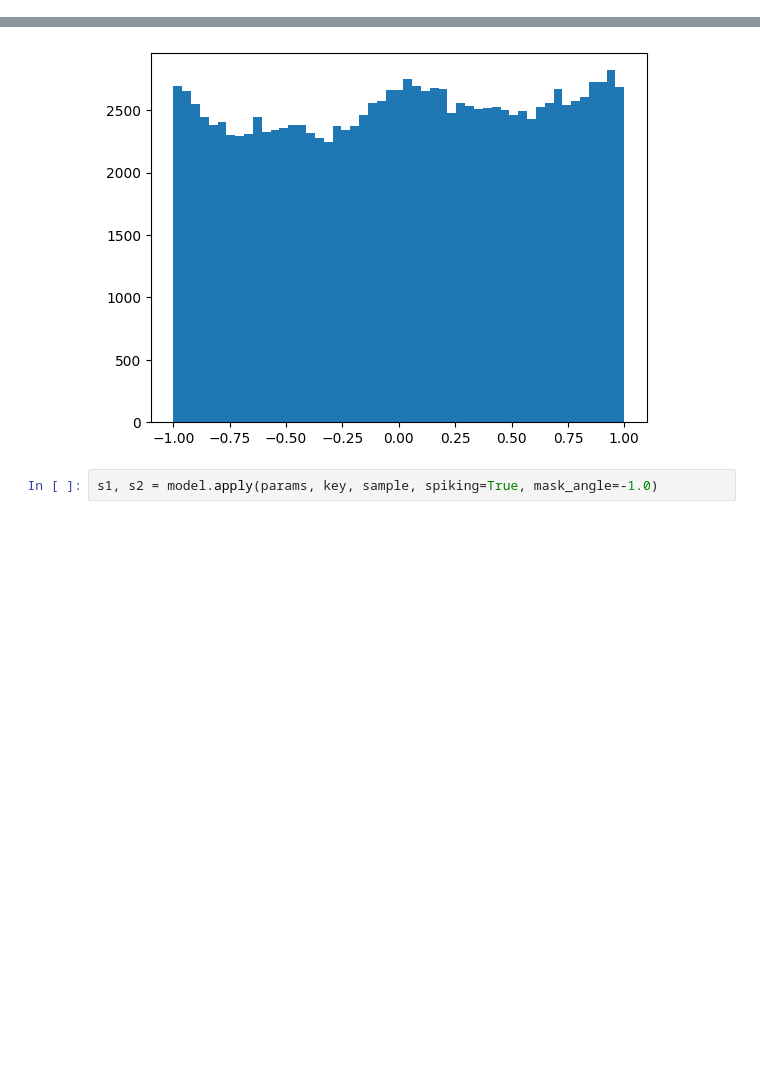
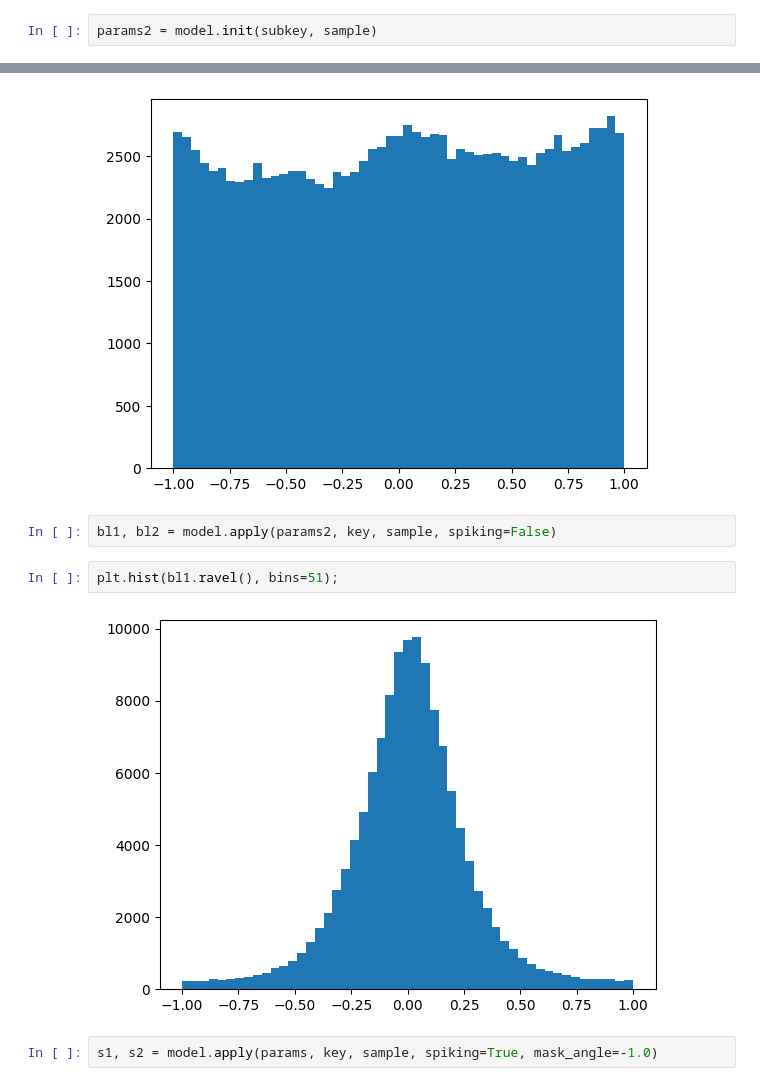
Before and after one commit to wilkieolin/phasor_jax, a Jupyter notebook: spiking test.ipynb, the cells around one changed output, grey strips where cells are left out. Cells and saved outputs as stored; diff of their text form; blank space fills up the shorter version.

```diff
--- a/spiking test.ipynb
+++ b/spiking test.ipynb
@@ -40,6 +40,8 @@ model = hk.transform(mlp)
 #split the key and use it to create the model's initial parameters
 key, subkey = jrnd.split(key)
 params = model.init(subkey, sample)
+# %%
+params2 = model.init(subkey, sample)
 # %%
 params['phasor_dense']['bz'] = jnp.zeros_like(params['phasor_dense']['bz'])
 params['phasor_dense_1']['bz'] = jnp.zeros_like(params['phasor_dense_1']['bz'])
@@ -49,6 +51,12 @@ l1, l2 = model.apply(params, key, sample, spiking=False)
 plt.hist(l1.ravel(), bins=51);
 # %% [output]
 [figure]
+# %%
+bl1, bl2 = model.apply(params2, key, sample, spiking=False)
+# %%
+plt.hist(bl1.ravel(), bins=51);
+# %% [output]
+[figure, added]
 # %%
 s1, s2 = model.apply(params, key, sample, spiking=True, mask_angle=-1.0)
 # %%
```
Also changed, not shown: parts of 15 cells of this notebook, 1 other file.
